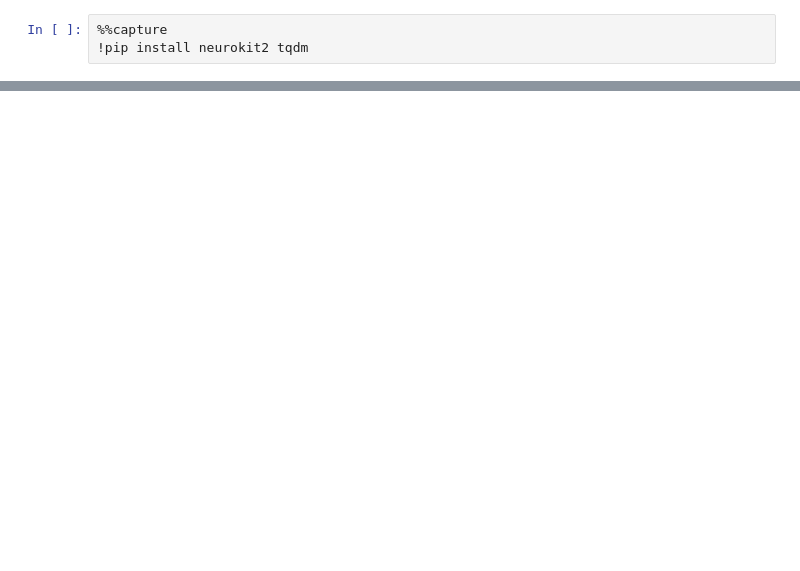
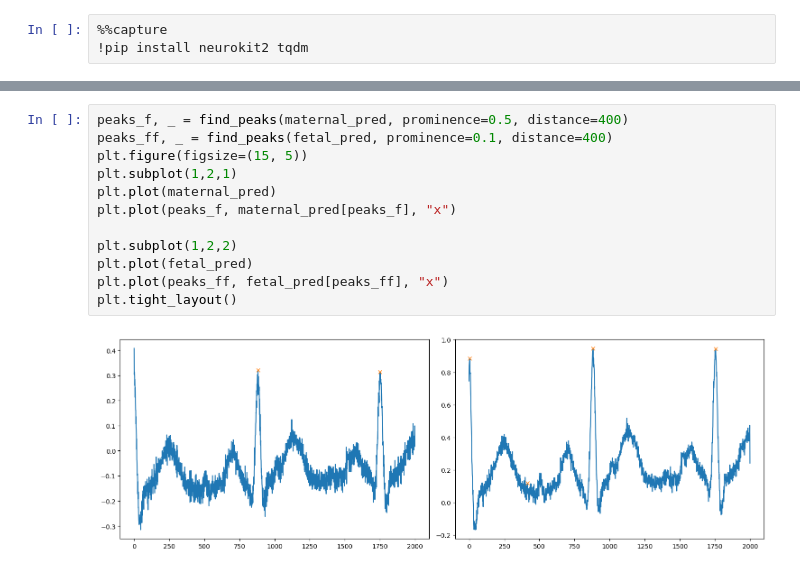
Before and after one commit to z3rd3n/fMCG, a Jupyter notebook: autoencoder/kurtosis_trial.ipynb, the cells around one changed output, grey strips where cells are left out. Drawn from its saved outputs; the diff is of its cells as text; blank space fills up the shorter version.

```diff
--- a/autoencoder/kurtosis_trial.ipynb
+++ b/autoencoder/kurtosis_trial.ipynb
@@ -156,0 +197,14 @@ plt.show()
+# %%
+peaks_f, _ = find_peaks(maternal_pred, prominence=0.5, distance=400)
+peaks_ff, _ = find_peaks(fetal_pred, prominence=0.1, distance=400)
+plt.figure(figsize=(15, 5))
+plt.subplot(1,2,1)
+plt.plot(maternal_pred)
+plt.plot(peaks_f, maternal_pred[peaks_f], "x")
+
+plt.subplot(1,2,2)
+plt.plot(fetal_pred)
+plt.plot(peaks_ff, fetal_pred[peaks_ff], "x")
+plt.tight_layout()
+# %% [output]
+[figure, added]
```
Also changed, not shown: parts of 4 cells of this notebook, 9 other files.
